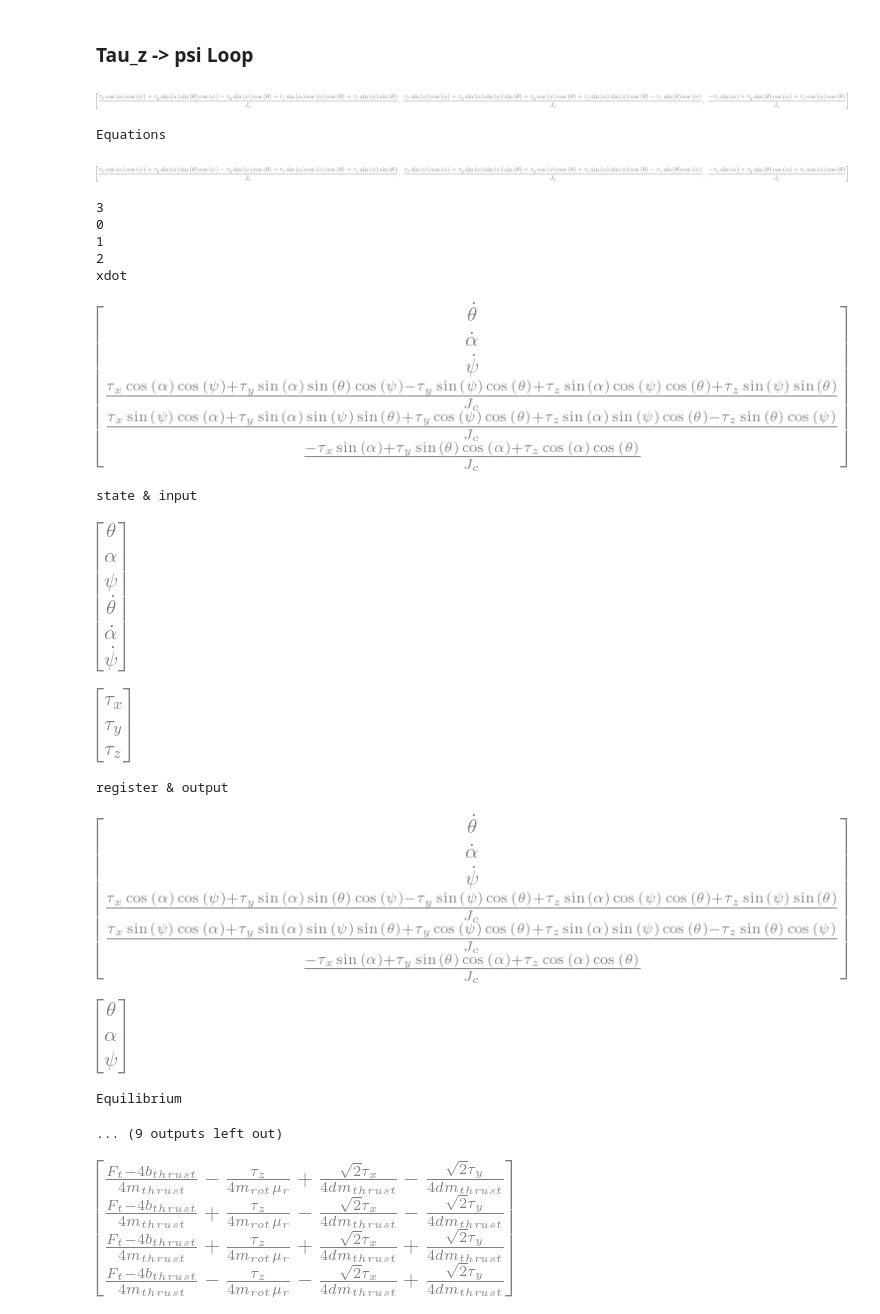
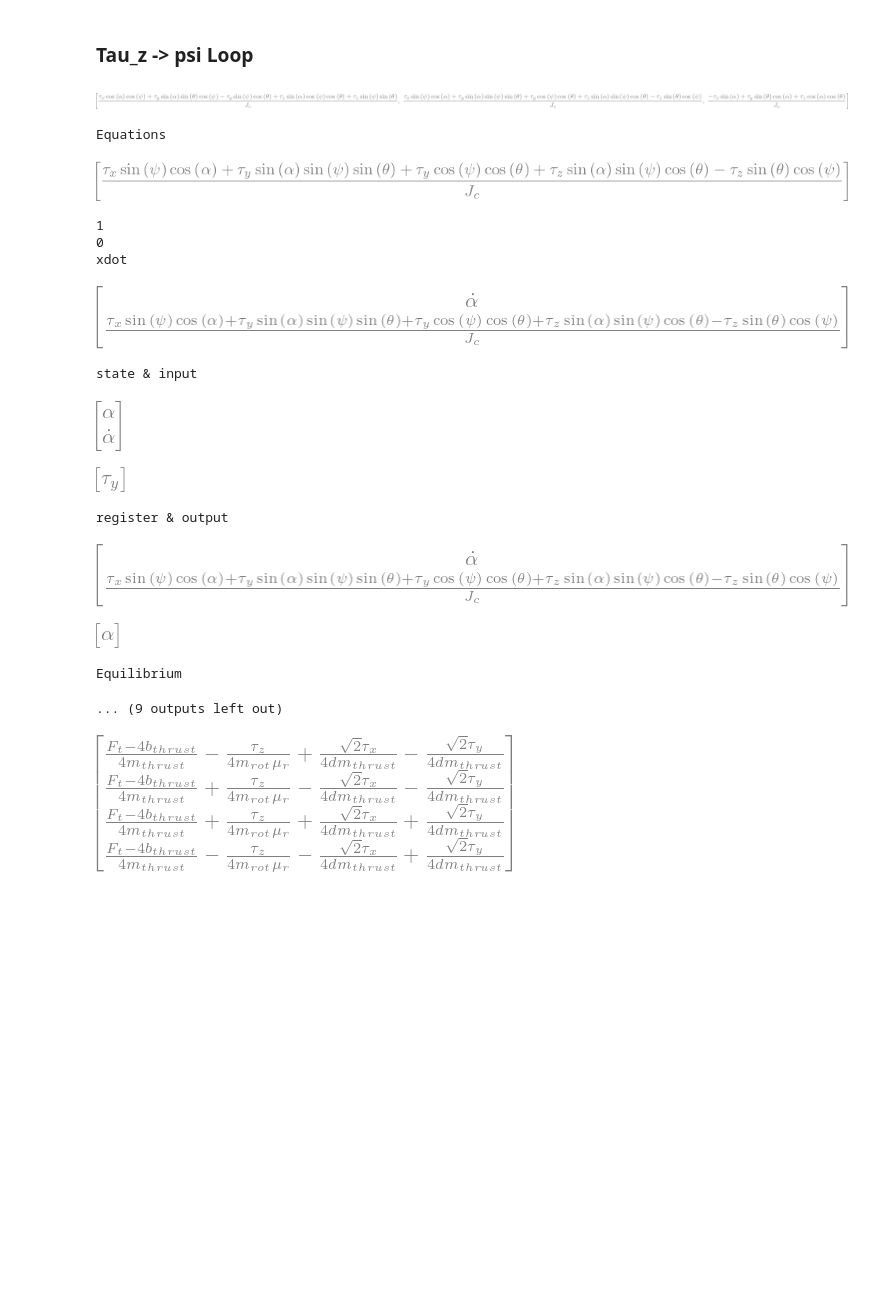
Before and after one commit to WillUoC/Controls-Final, a Jupyter notebook: Drone/derivations/scratch.ipynb, the cells around one changed output. Drawn from its saved outputs; the diff is of its cells as text; code cells hidden in the pictures; blank space fills up the shorter version.

```diff
--- a/Drone/derivations/scratch.ipynb
+++ b/Drone/derivations/scratch.ipynb
@@ -396,49 +398,45 @@ Equilibrium
 # %%
 X = sym.Matrix([
     [alpha],
     [alphadot]
     ])
 
 Y = sym.Matrix([
     [alpha]
     ])
 
 U = sym.Matrix([
-    [tau_x],
-    [tau_y],
-    [tau_z]
+    [tau_y]
 ])
 
 equilibrium = {x: 0, y: 0, z: 0, xdot: 0, ydot: 0, zdot: 0, theta: 0, alpha: 0, psi: 0, thetadot: 0, alphadot: 0, psidot: 0, Ft: g*mc, tau_x: 0, tau_y: 0, tau_z: 0}
 
 display(eqns[3:6])
-A, B, C, D = linearize_space(eqns[3:6], X, Y, U, equilibrium)
+A, B, C, D = linearize_space([eqns[4]], X, Y, U, equilibrium)
 
 print("Linearized Matrices")
 print("A")
 display(sym.simplify(A))
 print("B")
 display(sym.simplify(B))
 print("C")
 display(sym.simplify(C))
 print("D")
 display(sym.simplify(D))
 # %% [output]
 [figure]
 Equations
-[figure, old version]
+[figure, new version]
-3
+1
 0
-1
-2
 xdot
-[figure, old version]
+[figure, new version]
 state & input
-[figure, old version]
+[figure, new version]
-[figure, old version]
+[figure, new version]
 register & output
-[figure, old version]
+[figure, new version]
-[figure, old version]
+[figure, new version]
 Equilibrium
 ... (9 outputs left out)
 # %%
```
Also changed, not shown: parts of 3 cells of this notebook, 6 other files.
